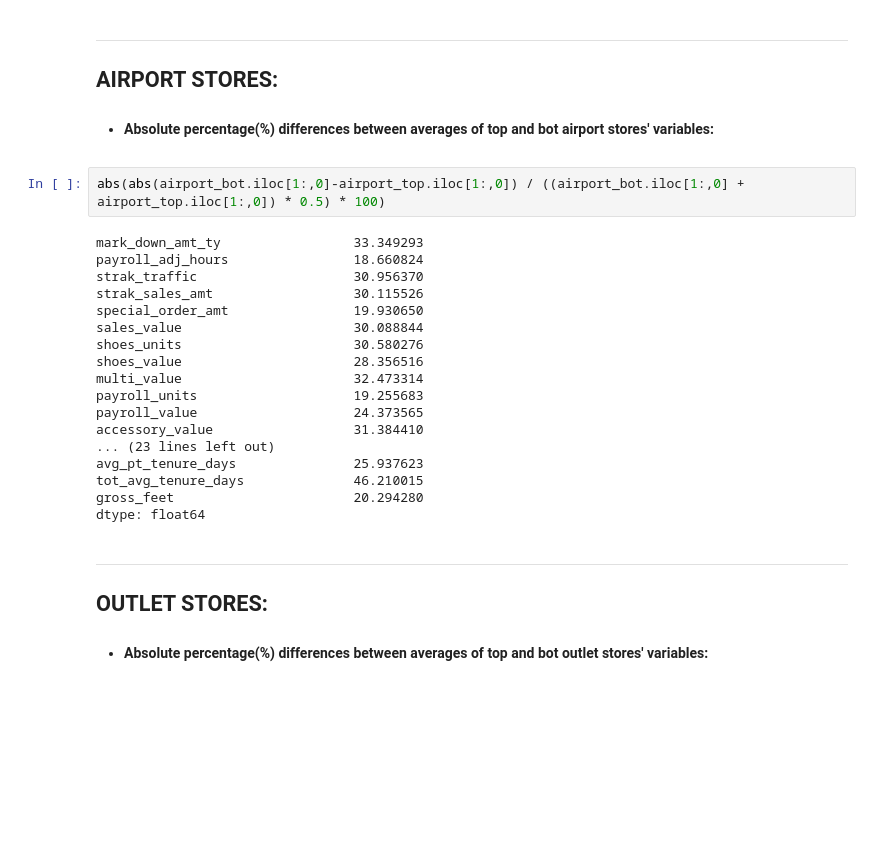
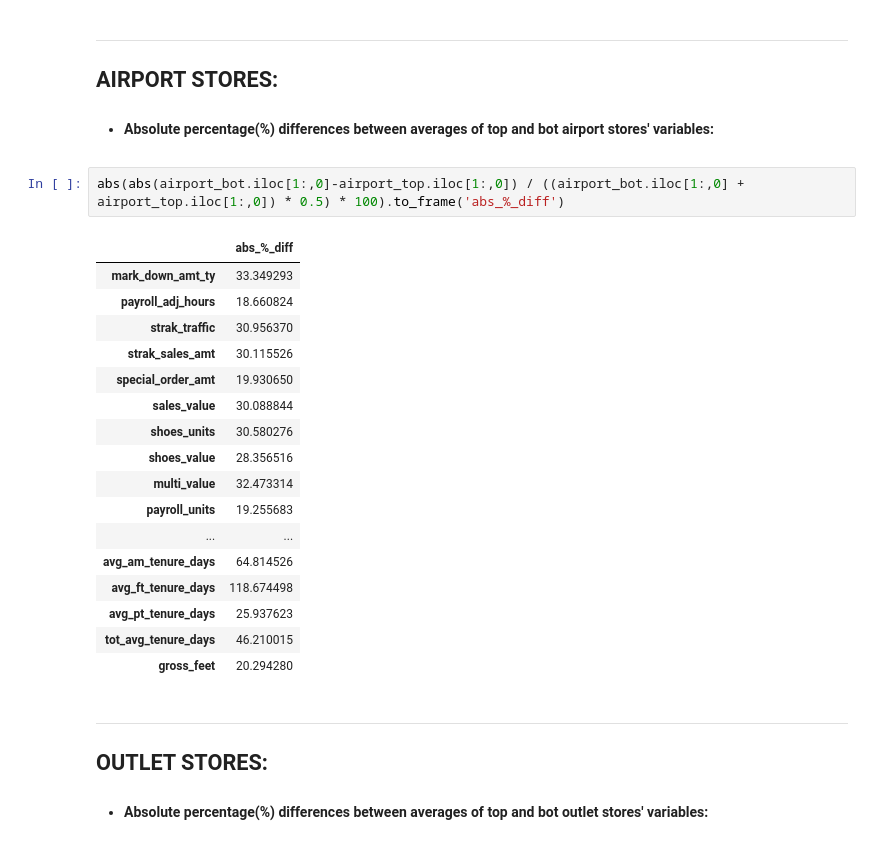
Before and after one commit to RakshandaKaukab05/Percent-comp-increase-sandals, a Jupyter notebook: serge_genesco_notebook_2.ipynb, the cells around one changed output. Saved outputs shown, nothing was run; the diff lists cells and outputs as text; blank space fills up the shorter version.

```diff
--- a/serge_genesco_notebook_2.ipynb
+++ b/serge_genesco_notebook_2.ipynb
@@ -188,25 +176,25 @@ dtype: float64
 ## AIRPORT STORES:
  - #### Absolute percentage(%) differences between averages of top and bot airport stores' variables:
 # %%
-abs(abs(airport_bot.iloc[1:,0]-airport_top.iloc[1:,0]) / ((airport_bot.iloc[1:,0] + airport_top.iloc[1:,0]) * 0.5) * 100)
+abs(abs(airport_bot.iloc[1:,0]-airport_top.iloc[1:,0]) / ((airport_bot.iloc[1:,0] + airport_top.iloc[1:,0]) * 0.5) * 100).to_frame('abs_%_diff')
 # %% [output]
-mark_down_amt_ty                 33.349293
-payroll_adj_hours                18.660824
-strak_traffic                    30.956370
-strak_sales_amt                  30.115526
-special_order_amt                19.930650
-sales_value                      30.088844
-shoes_units                      30.580276
-shoes_value                      28.356516
-multi_value                      32.473314
-payroll_units                    19.255683
-payroll_value                    24.373565
-accessory_value                  31.384410
-... (23 lines left out)
-avg_pt_tenure_days               25.937623
-tot_avg_tenure_days              46.210015
-gross_feet                       20.294280
-dtype: float64
+|  | abs_%_diff |
+| mark_down_amt_ty | 33.349293 |
+| payroll_adj_hours | 18.660824 |
+| strak_traffic | 30.956370 |
+| strak_sales_amt | 30.115526 |
+| special_order_amt | 19.930650 |
+| sales_value | 30.088844 |
+| shoes_units | 30.580276 |
+| shoes_value | 28.356516 |
+| multi_value | 32.473314 |
+| payroll_units | 19.255683 |
+| ... | ... |
+| avg_am_tenure_days | 64.814526 |
+| avg_ft_tenure_days | 118.674498 |
+| avg_pt_tenure_days | 25.937623 |
+| tot_avg_tenure_days | 46.210015 |
+| gross_feet | 20.294280 |
 # %% [markdown]
 ---
 
```
Also changed, not shown: parts of 13 cells of this notebook.
